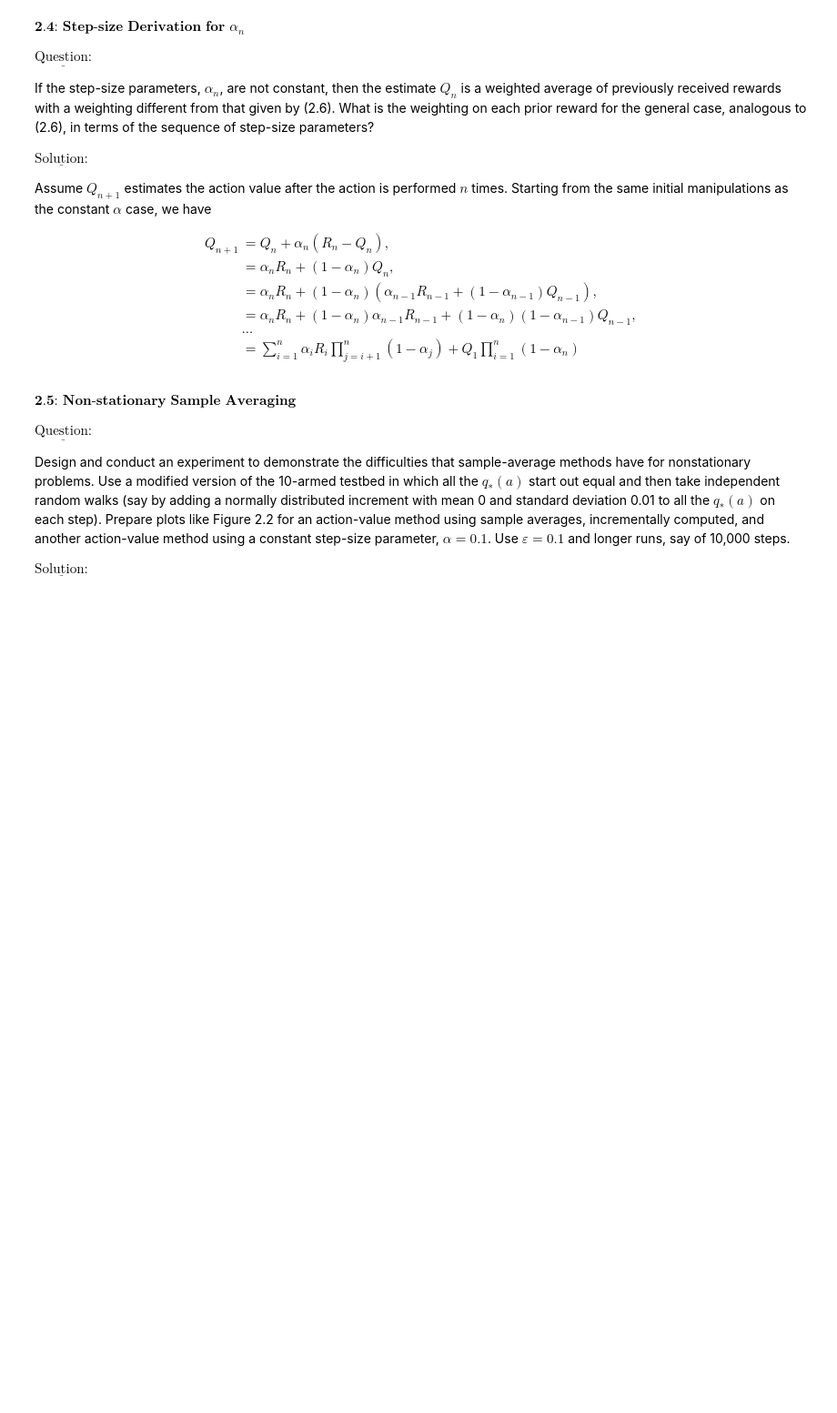
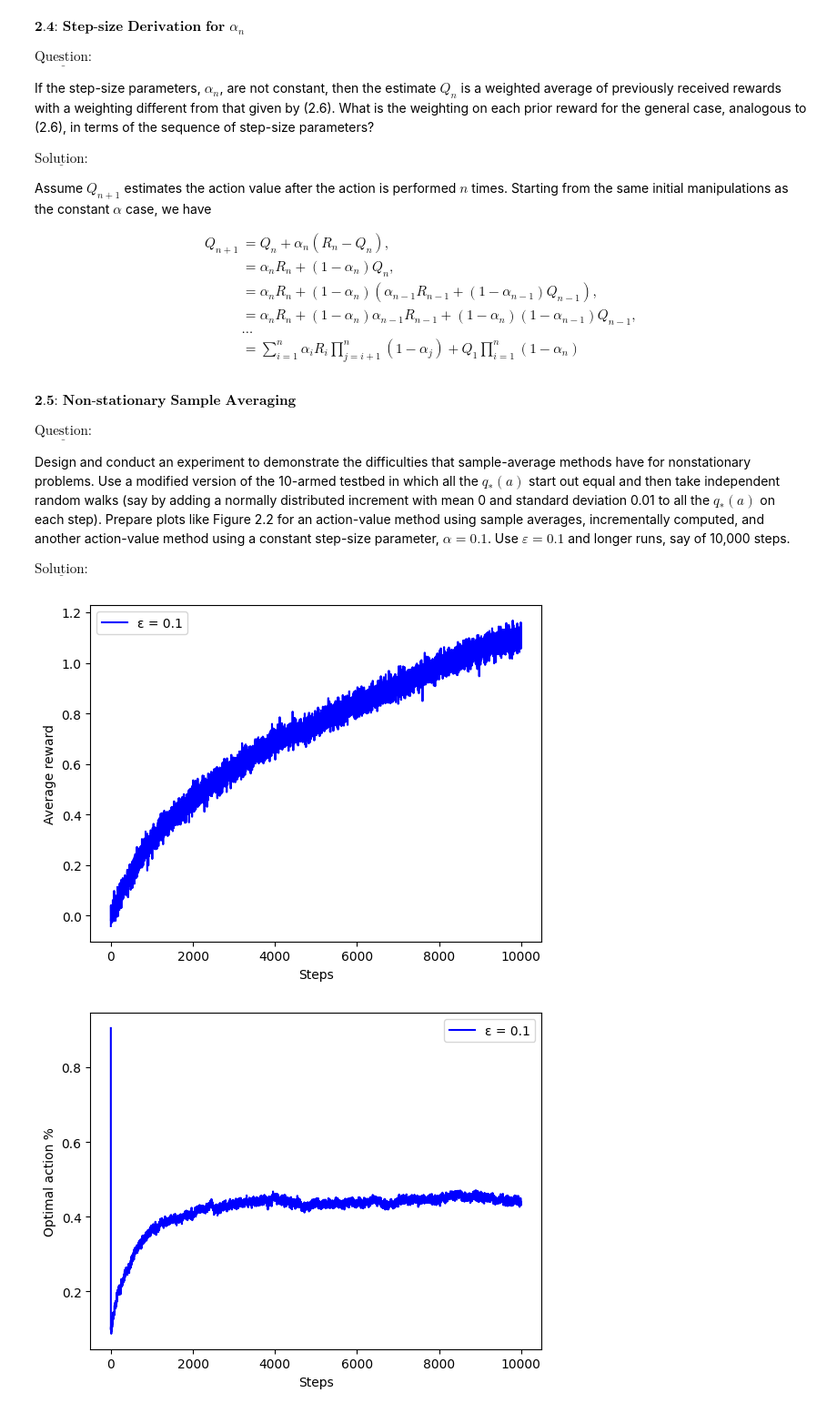
Before and after one commit to sahil485/rl-sutton, a Jupyter notebook: chapter-2/exercises.ipynb, the cells around one changed output. Shown at 91% size. Cells and saved outputs as stored; diff of their text form; code cells hidden in the pictures; blank space fills up the shorter version.

```diff
--- a/chapter-2/exercises.ipynb
+++ b/chapter-2/exercises.ipynb
@@ -51,0 +54,4 @@ $\underline{\text{Solution:}}$
+# %%
+NUM_STEPS = 10000
+NUM_RUNS = 2000
+k=10
@@ -51,0 +88,22 @@ $\underline{\text{Solution:}}$
+# %%
+# sample-averages method
+for eps, color in [(0.1, 'blue')]:
+    avg_rewards, avg_action_choices = run_non_stationary_sample_average(k, eps)
+    label = f'ε = {eps}' if eps > 0 else 'ε = 0 (greedy)'
+
+    # Plot average rewards
+    plt.figure(1)
+    plt.plot(avg_rewards, color=color, label=label)
+    plt.xlabel('Steps')
+    plt.ylabel('Average reward')
+    plt.legend()
+
+    # Plot % optimal action taken
+    plt.figure(2)
+    plt.plot(avg_action_choices, color=color, label=label)
+    plt.xlabel('Steps')
+    plt.ylabel('Optimal action %')
+    plt.legend()
+# %% [output]
+[figure, added]
+[figure, added]
```
Also changed, not shown: parts of 4 cells of this notebook.
